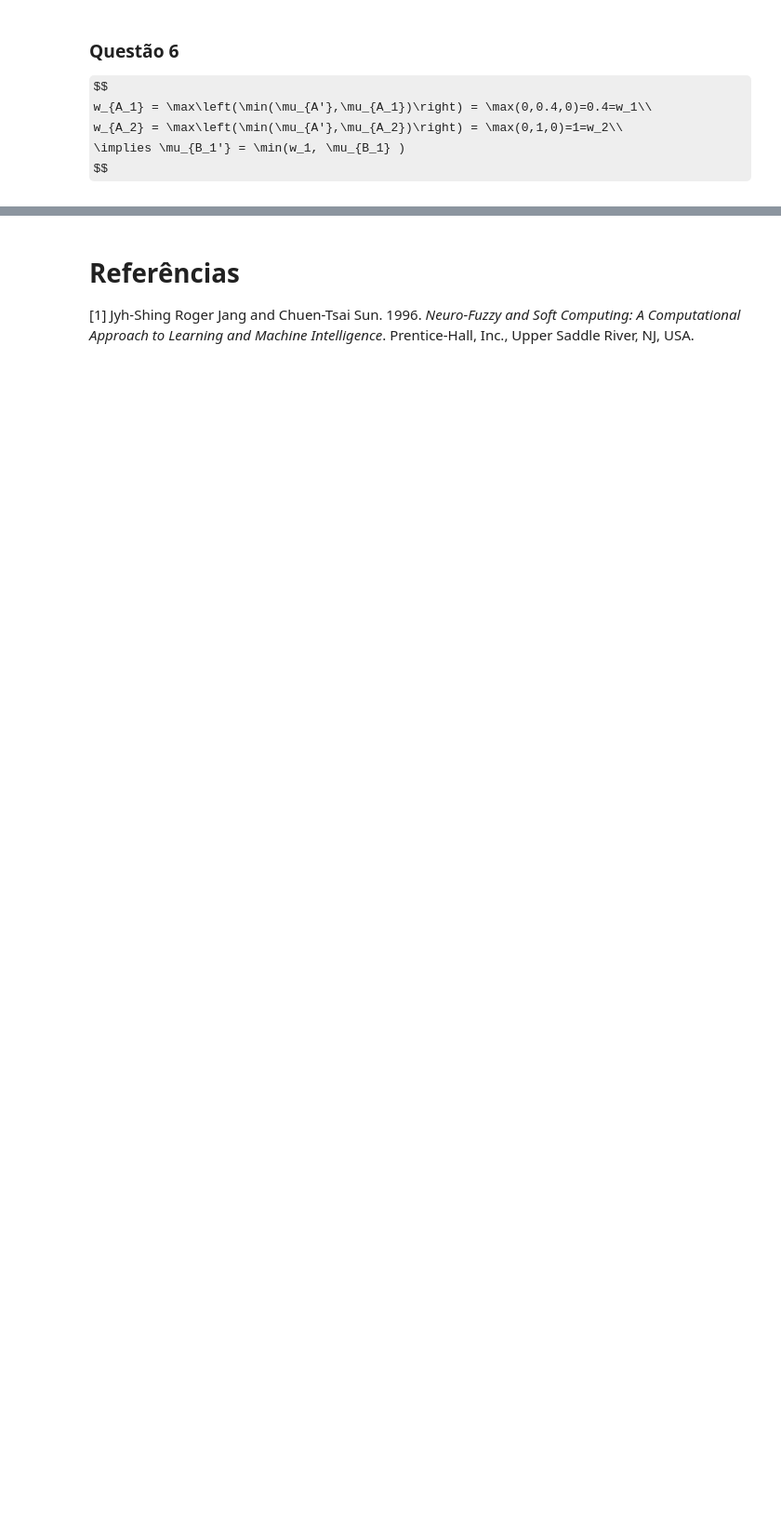
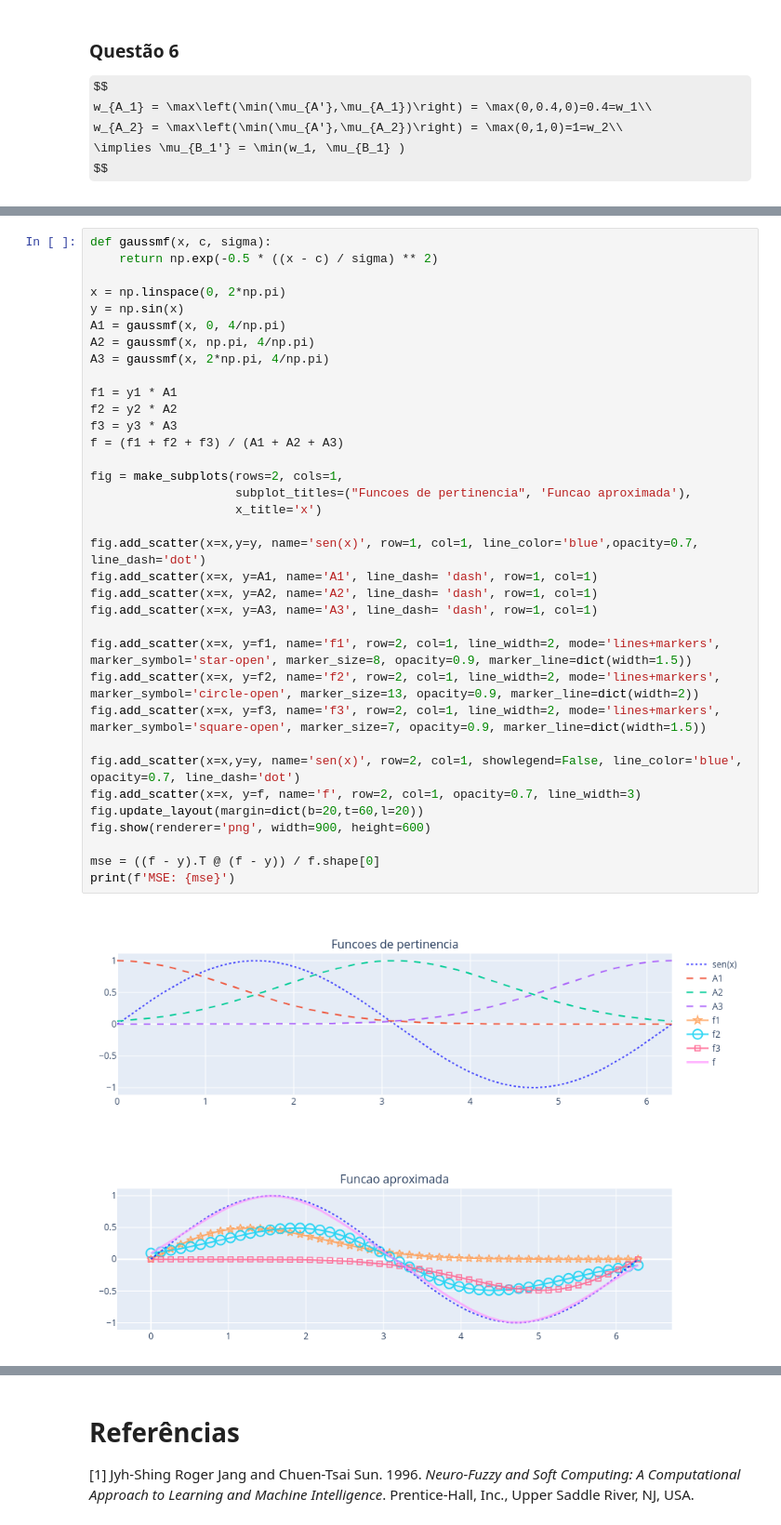
Before and after one commit to fbartelt/Sistemas-Nebulosos, a Jupyter notebook: TP2/Felipe_Bartelt_Wanderson_Maciel.ipynb, the cells around one changed output, grey strips where cells are left out. Shown at 93% size. Drawn from its saved outputs; the diff is of its cells as text; some formulas as TeX source; blank space fills up the shorter version.

```diff
--- a/TP2/Felipe_Bartelt_Wanderson_Maciel.ipynb
+++ b/TP2/Felipe_Bartelt_Wanderson_Maciel.ipynb
@@ -202,0 +306,37 @@ fig.show(renderer= 'png', width=700, height=400)
+# %%
+def gaussmf(x, c, sigma):
+    return np.exp(-0.5 * ((x - c) / sigma) ** 2)
+
+x = np.linspace(0, 2*np.pi)
+y = np.sin(x)
+A1 = gaussmf(x, 0, 4/np.pi)
+A2 = gaussmf(x, np.pi, 4/np.pi)
+A3 = gaussmf(x, 2*np.pi, 4/np.pi)
+
+f1 = y1 * A1
+f2 = y2 * A2
+f3 = y3 * A3
+f = (f1 + f2 + f3) / (A1 + A2 + A3)
+
+fig = make_subplots(rows=2, cols=1,
+                    subplot_titles=("Funcoes de pertinencia", 'Funcao aproximada'),
+                    x_title='x')
+
+fig.add_scatter(x=x,y=y, name='sen(x)', row=1, col=1, line_color='blue',opacity=0.7, line_dash='dot')
+fig.add_scatter(x=x, y=A1, name='A1', line_dash= 'dash', row=1, col=1)
+fig.add_scatter(x=x, y=A2, name='A2', line_dash= 'dash', row=1, col=1)
+fig.add_scatter(x=x, y=A3, name='A3', line_dash= 'dash', row=1, col=1)
+
+fig.add_scatter(x=x, y=f1, name='f1', row=2, col=1, line_width=2, mode='lines+markers', marker_symbol='star-open', marker_size=8, opacity=0.9, marker_line=dict(width=1.5))
+fig.add_scatter(x=x, y=f2, name='f2', row=2, col=1, line_width=2, mode='lines+markers', marker_symbol='circle-open', marker_size=13, opacity=0.9, marker_line=dict(width=2))
+fig.add_scatter(x=x, y=f3, name='f3', row=2, col=1, line_width=2, mode='lines+markers', marker_symbol='square-open', marker_size=7, opacity=0.9, marker_line=dict(width=1.5))
+
+fig.add_scatter(x=x,y=y, name='sen(x)', row=2, col=1, showlegend=False, line_color='blue', opacity=0.7, line_dash='dot')
+fig.add_scatter(x=x, y=f, name='f', row=2, col=1, opacity=0.7, line_width=3)
+fig.update_layout(margin=dict(b=20,t=60,l=20))
+fig.show(renderer='png', width=900, height=600)
+
+mse = ((f - y).T @ (f - y)) / f.shape[0]
+print(f'MSE: {mse}')
+# %% [output]
+[figure, added]
```
Also changed, not shown: parts of 25 cells of this notebook, 1 other file.
